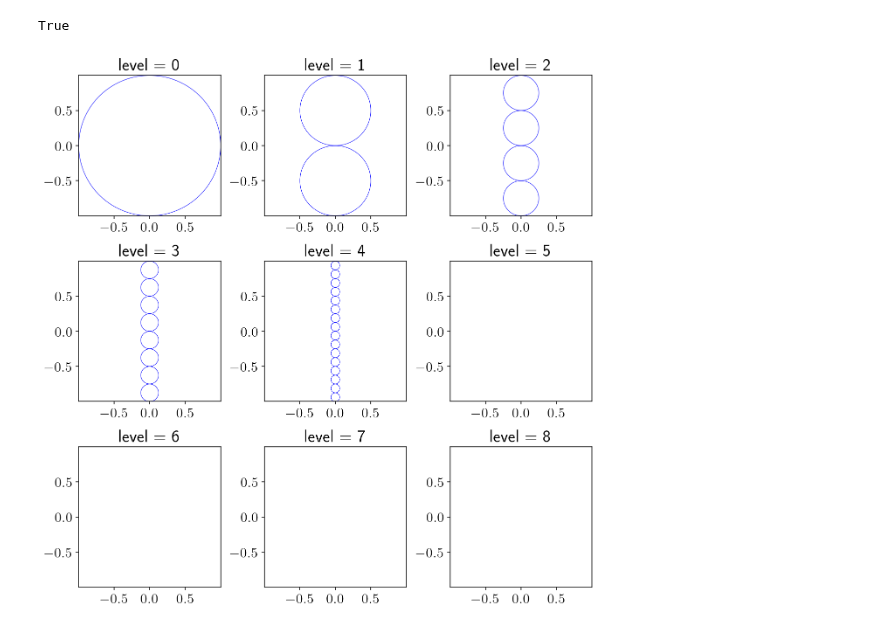
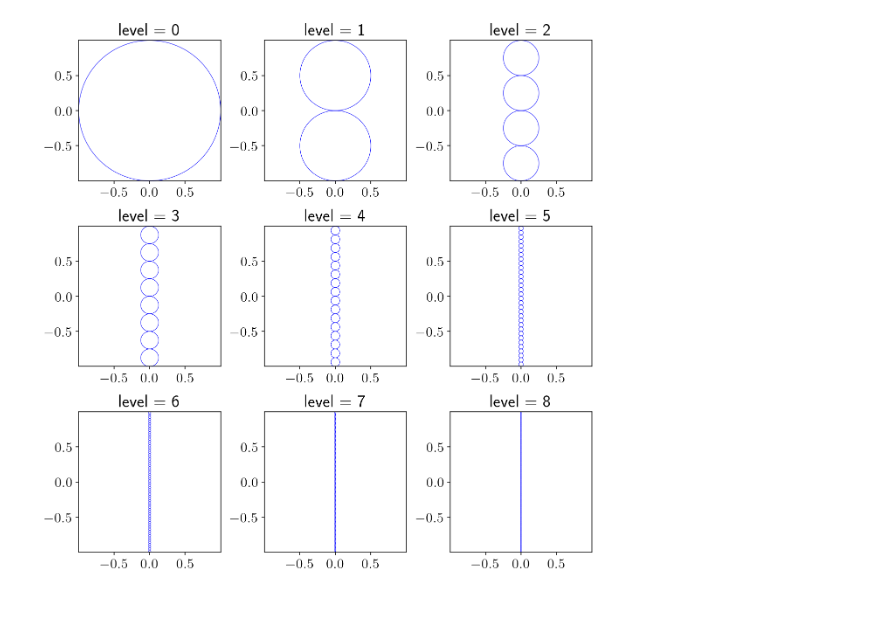
Before and after one commit to tbenthompson/tectosaur2, a Jupyter notebook: experiments/hmatrix_antiplane.ipynb, the cells around one changed output. Saved outputs shown, nothing was run; the diff lists cells and outputs as text; code cells hidden in the pictures.

```diff
--- a/experiments/hmatrix_antiplane.ipynb
+++ b/experiments/hmatrix_antiplane.ipynb
@@ -137,45 +42,0 @@ radius = 0.9991558689275394
-# %%
-def check_tree(pts, radii, tree, node):
-    if node is None:
-        return True
-    idxs = tree.ordered_idxs[node.idx_start : node.idx_end]
-    dist = np.linalg.norm(pts[idxs] - node.center, axis=1) + radii[idxs]
-    if np.any(dist > node.radius):
-        return False
-    else:
-        return check_tree(pts, radii, tree, node.left) and check_tree(
-            pts, radii, tree, node.right
-        )
-
-
-check_tree(surf.pts, np.zeros(surf.n_pts), tree, tree.root)
-# %% [output]
-True
-# %%
-%matplotlib inline
-def plot_tree(node, depth, **kwargs):
-    if depth == 0:
-        circle = plt.Circle(tuple(node.center[:2]), node.radius, fill=False, **kwargs)
-        plt.gca().add_patch(circle)
-    if node.left is None or depth == 0:
-        return
-    else:
-        plot_tree(node.left, depth - 1, **kwargs)
-        plot_tree(node.right, depth - 1, **kwargs)
-
-
-plt.figure(figsize=(9, 9))
-for depth in range(9):
-    plt.subplot(3, 3, 1 + depth)
-    plt.title(f"level = {depth}")
-    plot_tree(tree.root, depth, color="b", linewidth=0.5)
-    plt.xlim(
-        [tree.root.center[0] - tree.root.radius, tree.root.center[0] + tree.root.radius]
-    )
-    plt.ylim(
-        [tree.root.center[1] - tree.root.radius, tree.root.center[1] + tree.root.radius]
-    )
-plt.tight_layout()
-plt.show()
-# %% [output]
-[figure, removed]
@@ -212 +43,7 @@ def traverse(obs_node, src_node, safety_factor=1.5):
+# %%
+%matplotlib inline
+from tectosaur2.hmatrix.tree import plot_tree
+plot_tree(tree)
+# %% [output]
+[figure, added]
 # %%
```
Also changed, not shown: parts of 29 cells of this notebook, 20 other files.
